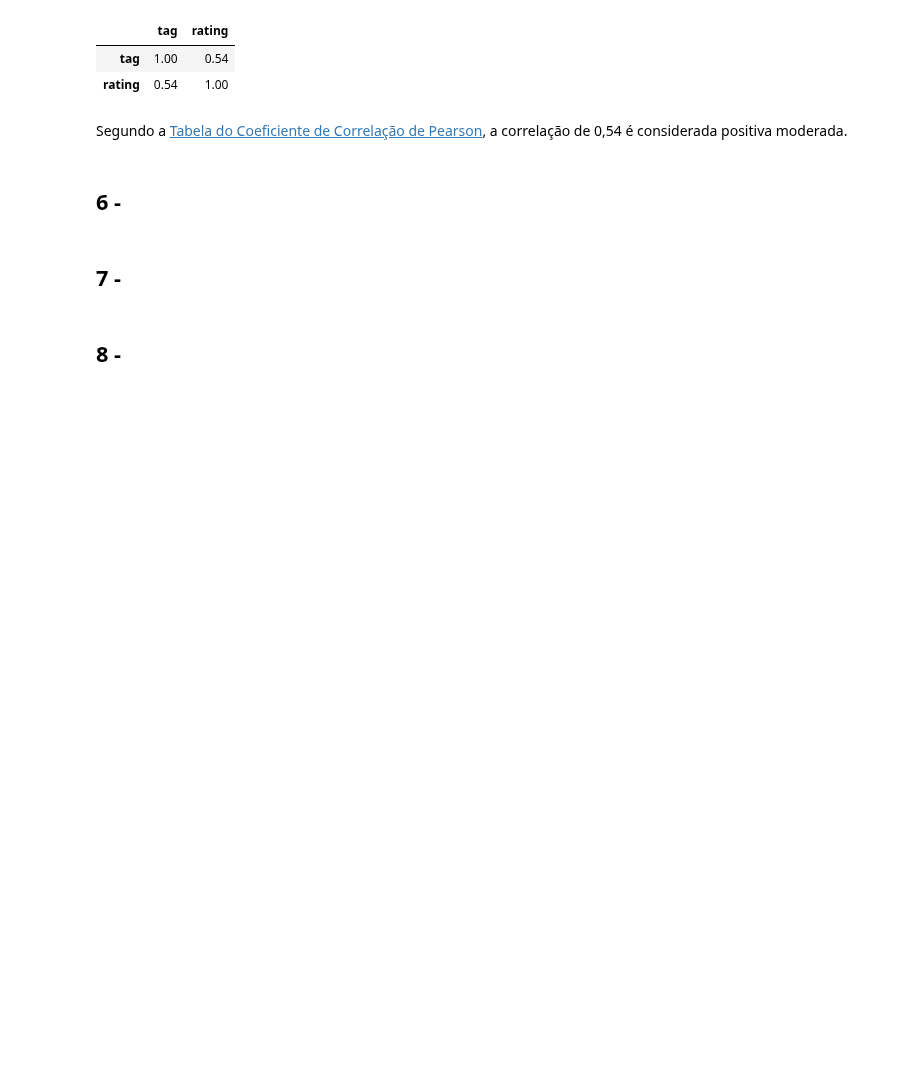
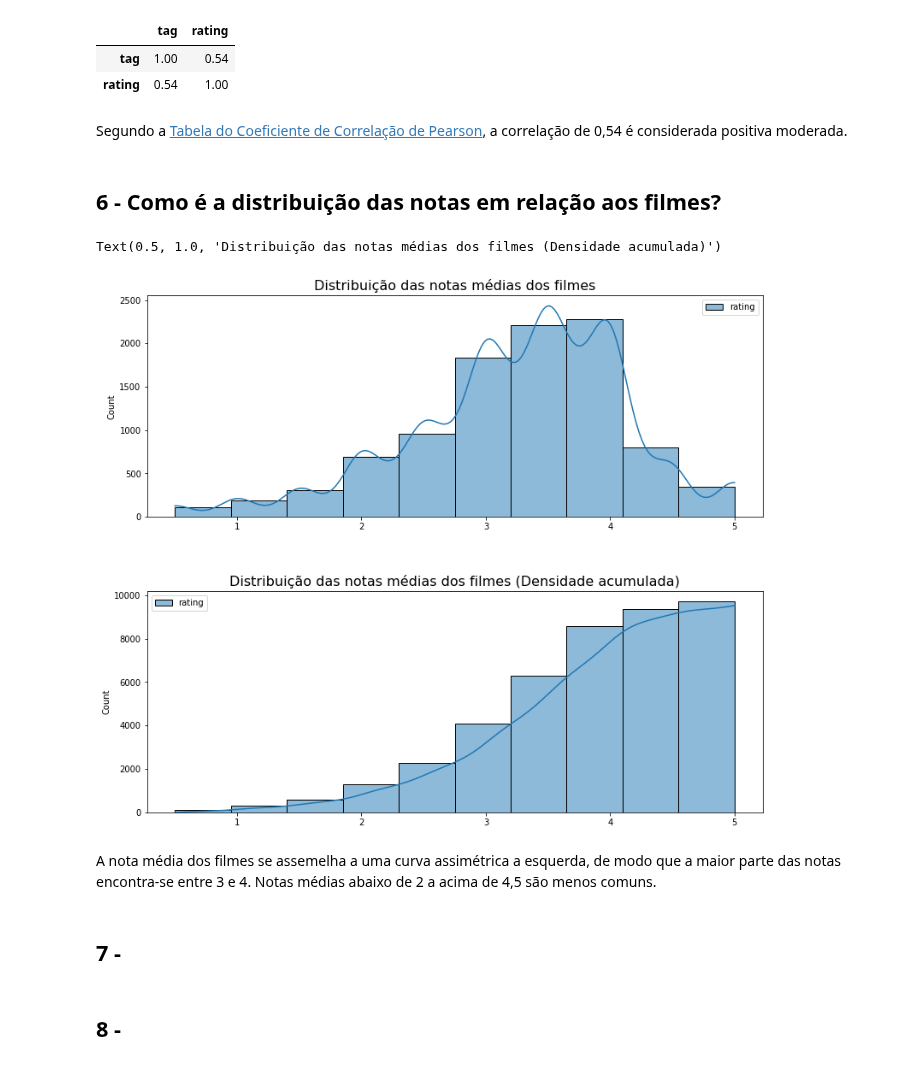
Before and after one commit to dieguim-ifsp-posCD/D1AED, a Jupyter notebook: avaliacoes/20210513-avaliacao01/AED-movie-lens-small.ipynb, the cells around one changed output. Saved outputs shown, nothing was run; the diff lists cells and outputs as text; code cells hidden in the pictures; blank space fills up the shorter version.

```diff
--- a/avaliacoes/20210513-avaliacao01/AED-movie-lens-small.ipynb
+++ b/avaliacoes/20210513-avaliacao01/AED-movie-lens-small.ipynb
@@ -906,7 +894,26 @@ rating_tags.corr().round(2)
 # %% [markdown]
 Segundo a [Tabela do Coeficiente de Correlação de Pearson](https://pt.wikipedia.org/wiki/Coeficiente_de_correla%C3%A7%C3%A3o_de_Pearson), a correlação de 0,54 é considerada positiva moderada.
 # %% [markdown]
-## 6 -
+## 6 - Como é a distribuição das notas em relação aos filmes?
+# %%
+mean_rating = ratings_df[['movieId', 'rating']].groupby('movieId').mean().round(2)
+
+fig = plt.figure(figsize=(10,8))
+
+# Gráfico 1
+eixo = fig.add_axes([0, 0.6, 1, 0.45])
+eixo = sns.histplot(mean_rating, kde = True, bins = 10)
+eixo.set_title('Distribuição das notas médias dos filmes',fontsize = 16)
+
+# Gráfico 2
+eixo2 = fig.add_axes([0, 0, 1, 0.45])
+eixo2 = sns.histplot(mean_rating, kde = True, bins = 10, cumulative = True)
+eixo2.set_title('Distribuição das notas médias dos filmes (Densidade acumulada)',fontsize = 16)
+# %% [output]
+Text(0.5, 1.0, 'Distribuição das notas médias dos filmes (Densidade acumulada)')
+[figure, added]
+# %% [markdown]
+A nota média dos filmes se assemelha a uma curva assimétrica a esquerda, de modo que a maior parte das notas encontra-se entre 3 e 4. Notas médias abaixo de 2 a acima de 4,5 são menos comuns.
 # %% [markdown]
 ## 7 -
 # %% [markdown]
```
Also changed, not shown: parts of 1 cell of this notebook.
